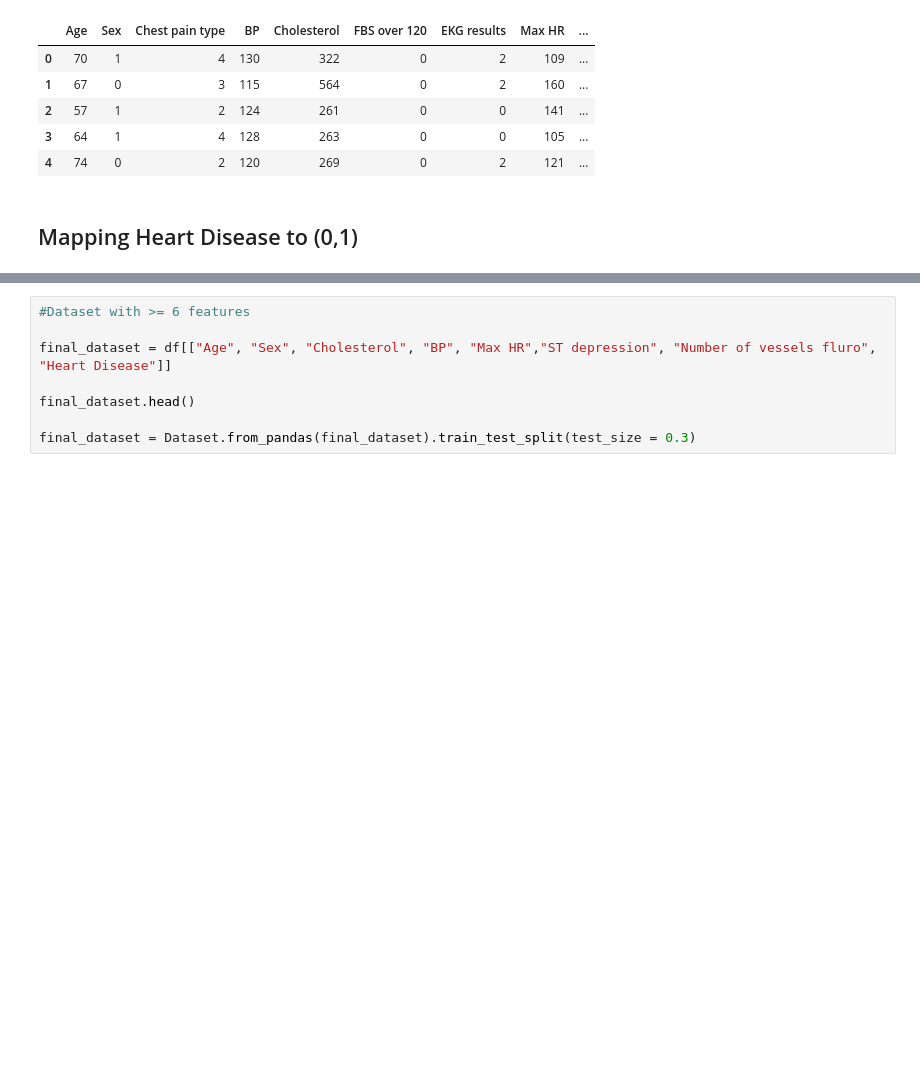
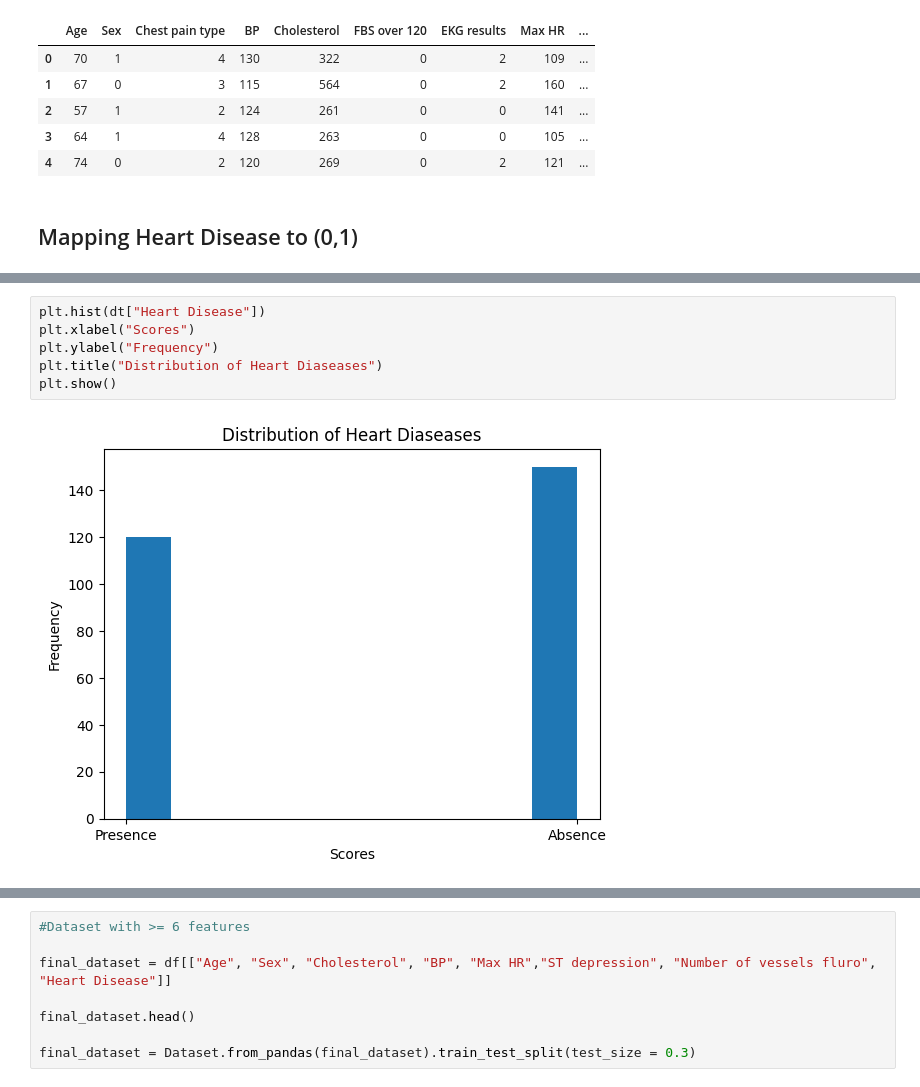
Before and after one commit to tulio3101/TDSE-02, a Jupyter notebook: heart_disease_risk_prediction.ipynb, the cells around one changed output, grey strips where cells are left out. Cells and saved outputs as stored; diff of their text form; blank space fills up the shorter version.

```diff
--- a/heart_disease_risk_prediction.ipynb
+++ b/heart_disease_risk_prediction.ipynb
@@ -54,0 +114,8 @@ df.head()
+# %%
+plt.hist(dt["Heart Disease"])
+plt.xlabel("Scores")
+plt.ylabel("Frequency")
+plt.title("Distribution of Heart Diaseases")
+plt.show()
+# %% [output]
+[figure, added]
```
Also changed, not shown: parts of 20 cells of this notebook.
